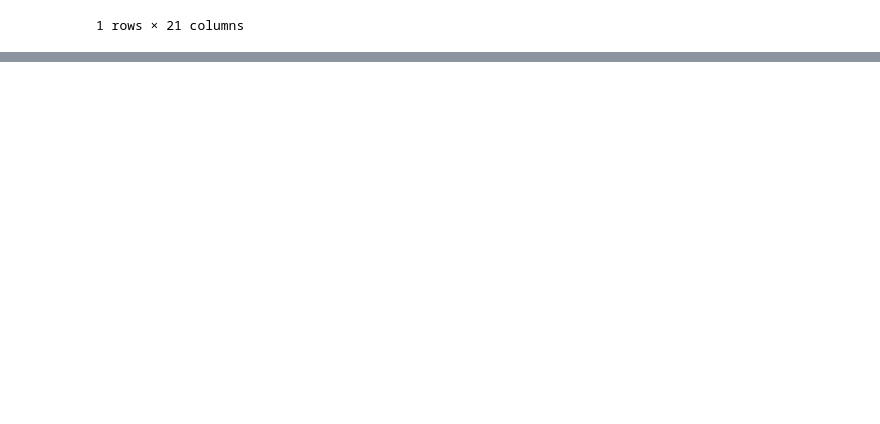
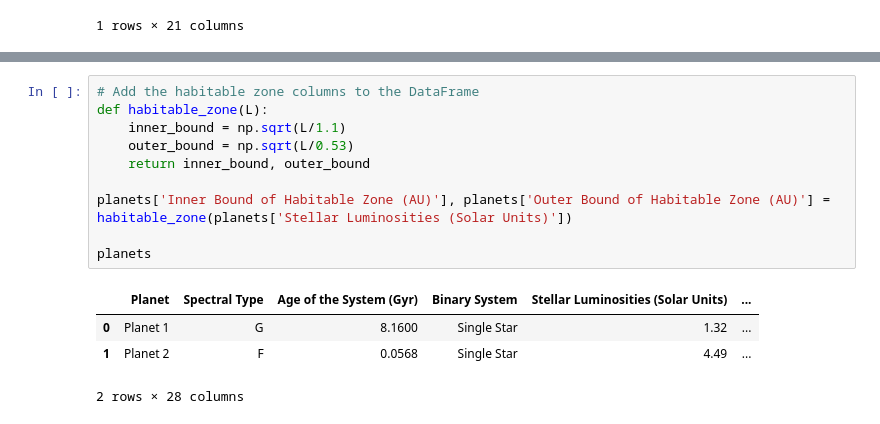
Before and after one commit to PSamita/Exoplanets, a Jupyter notebook: Exoplanet.ipynb, the cells around one changed output, grey strips where cells are left out. Cells and saved outputs as stored; diff of their text form; blank space fills up the shorter version.

```diff
--- a/Exoplanet.ipynb
+++ b/Exoplanet.ipynb
@@ -47,0 +50,15 @@ Observations:
+# %%
+# Add the habitable zone columns to the DataFrame
+def habitable_zone(L):
+    inner_bound = np.sqrt(L/1.1)
+    outer_bound = np.sqrt(L/0.53)
+    return inner_bound, outer_bound
+
+planets['Inner Bound of Habitable Zone (AU)'], planets['Outer Bound of Habitable Zone (AU)'] = habitable_zone(planets['Stellar Luminosities (Solar Units)'])
+
+planets
+# %% [output]
+|  | Planet | Spectral Type | Age of the System (Gyr) | Binary System | Stellar Luminosities (Solar Units) | ... |
+| 0 | Planet 1 | G | 8.1600 | Single Star | 1.32 | ... |
+| 1 | Planet 2 | F | 0.0568 | Single Star | 4.49 | ... |
+2 rows × 28 columns
```
Also changed, not shown: parts of 6 cells of this notebook.
